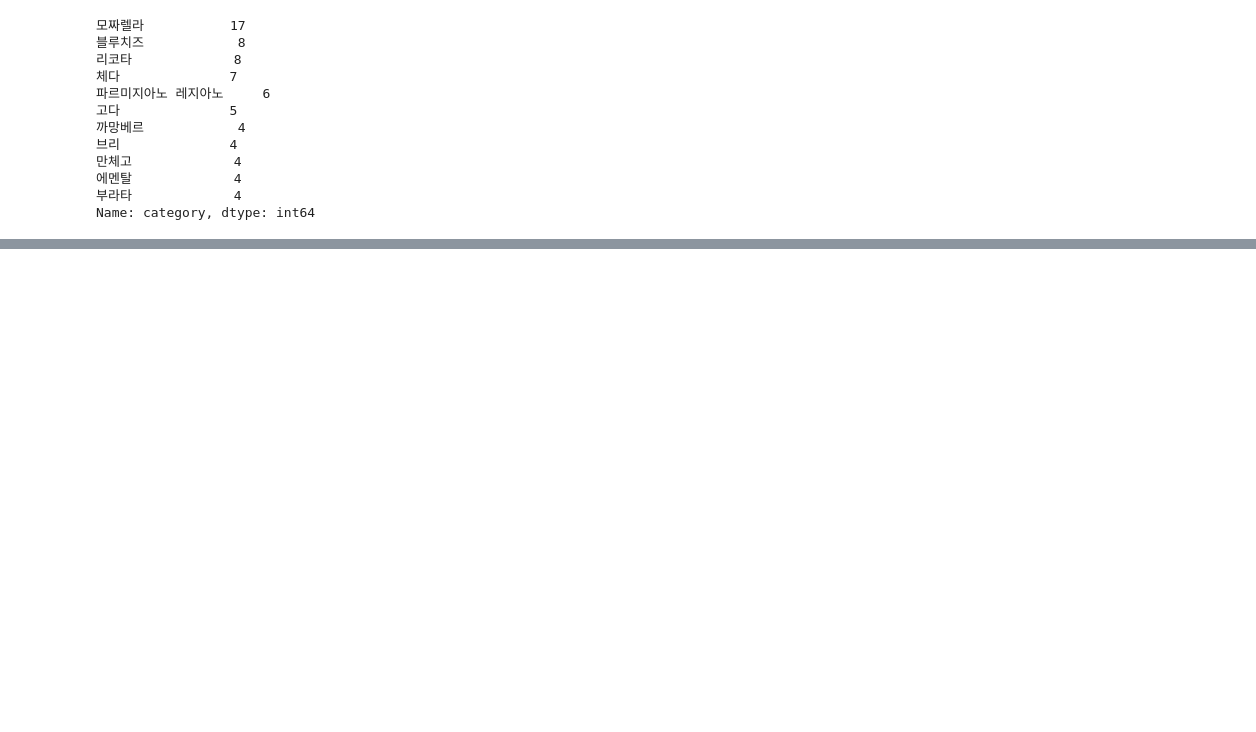
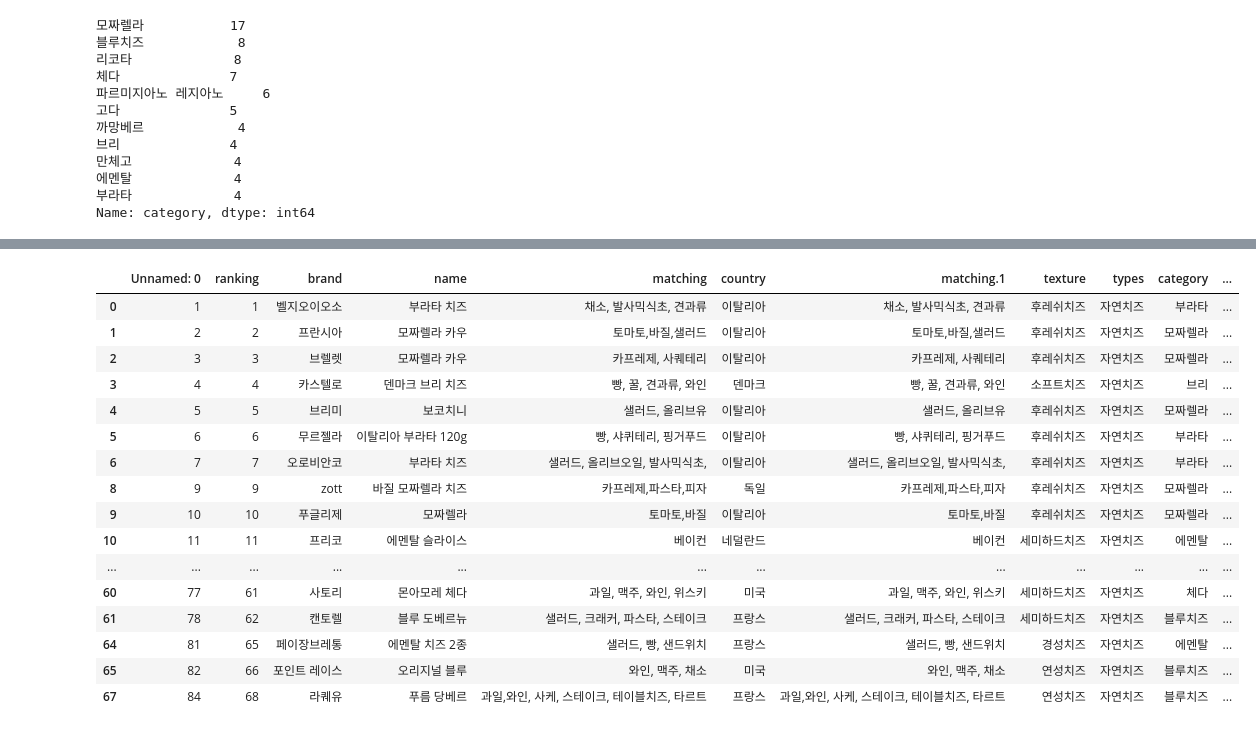
Before and after one commit to youjeong2/py-emp-api, a Jupyter notebook: cheese_data/cheese_data.ipynb, the cells around one changed output, grey strips where cells are left out. Saved outputs shown, nothing was run; the diff lists cells and outputs as text; code cells hidden in the pictures; blank space fills up the shorter version.

```diff
--- a/cheese_data/cheese_data.ipynb
+++ b/cheese_data/cheese_data.ipynb
@@ -786,6 +786,6 @@ cheese_data['category'].value_counts()
 Name: category, dtype: int64
 # %%
 import pandas as pd
-cheese_data = pd.read_csv('cheese_list.csv', encoding='utf-8')
-cheese_data
+df = pd.read_csv('cheese_data.csv', encoding='utf-8')
+df
 # %% [output]
@@ -804,0 +805,30 @@ cheese_data
+# %%
+
+
+    # brand 공백제거
+    # brand = df['brand']
+    # df_brand = [i.replace(" ", "" ) for i in df['brand']]
+    # print(df_brand)
+
+    # boolean = df_brand.duplicated()
+    c = df.drop_duplicates('brand', keep='first')
+    # df2 = df['rank'] = np.arange(96)
+    c
+# %% [output]
+|  | Unnamed: 0 | ranking | brand | name | matching | country | matching.1 | texture | types | category | ... |
+| 0 | 1 | 1 | 벨지오이오소 | 부라타 치즈 | 채소, 발사믹식초, 견과류 | 이탈리아 | 채소, 발사믹식초, 견과류 | 후레쉬치즈 | 자연치즈 | 부라타 | ... |
+| 1 | 2 | 2 | 프란시아 | 모짜렐라 카우 | 토마토,바질,샐러드 | 이탈리아 | 토마토,바질,샐러드 | 후레쉬치즈 | 자연치즈 | 모짜렐라 | ... |
+| 2 | 3 | 3 | 브렐렛 | 모짜렐라 카우 | 카프레제, 사퀘테리 | 이탈리아 | 카프레제, 사퀘테리 | 후레쉬치즈 | 자연치즈 | 모짜렐라 | ... |
+| 3 | 4 | 4 | 카스텔로 | 덴마크 브리 치즈 | 빵, 꿀, 견과류, 와인 | 덴마크 | 빵, 꿀, 견과류, 와인 | 소프트치즈 | 자연치즈 | 브리 | ... |
+| 4 | 5 | 5 | 브리미 | 보코치니 | 샐러드, 올리브유 | 이탈리아 | 샐러드, 올리브유 | 후레쉬치즈 | 자연치즈 | 모짜렐라 | ... |
+| 5 | 6 | 6 | 무르젤라 | 이탈리아 부라타 120g | 빵, 샤퀴테리, 핑거푸드 | 이탈리아 | 빵, 샤퀴테리, 핑거푸드 | 후레쉬치즈 | 자연치즈 | 부라타 | ... |
+| 6 | 7 | 7 | 오로비안코 | 부라타 치즈 | 샐러드, 올리브오일, 발사믹식초, | 이탈리아 | 샐러드, 올리브오일, 발사믹식초, | 후레쉬치즈 | 자연치즈 | 부라타 | ... |
+| 8 | 9 | 9 | zott | 바질 모짜렐라 치즈 | 카프레제,파스타,피자 | 독일 | 카프레제,파스타,피자 | 후레쉬치즈 | 자연치즈 | 모짜렐라 | ... |
+| 9 | 10 | 10 | 푸글리제 | 모짜렐라 | 토마토,바질 | 이탈리아 | 토마토,바질 | 후레쉬치즈 | 자연치즈 | 모짜렐라 | ... |
+| 10 | 11 | 11 | 프리코 | 에멘탈 슬라이스 | 베이컨 | 네덜란드 | 베이컨 | 세미하드치즈 | 자연치즈 | 에멘탈 | ... |
+| ... | ... | ... | ... | ... | ... | ... | ... | ... | ... | ... | ... |
+| 60 | 77 | 61 | 사토리 | 몬아모레 체다 | 과일, 맥주, 와인, 위스키 | 미국 | 과일, 맥주, 와인, 위스키 | 세미하드치즈 | 자연치즈 | 체다 | ... |
+| 61 | 78 | 62 | 캔토렐 | 블루 도베르뉴 | 샐러드, 크래커, 파스타, 스테이크 | 프랑스 | 샐러드, 크래커, 파스타, 스테이크 | 세미하드치즈 | 자연치즈 | 블루치즈 | ... |
+| 64 | 81 | 65 | 페이장브레통 | 에멘탈 치즈 2종 | 샐러드, 빵, 샌드위치 | 프랑스 | 샐러드, 빵, 샌드위치 | 경성치즈 | 자연치즈 | 에멘탈 | ... |
+| 65 | 82 | 66 | 포인트 레이스 | 오리지널 블루 | 와인, 맥주, 채소 | 미국 | 와인, 맥주, 채소 | 연성치즈 | 자연치즈 | 블루치즈 | ... |
+| 67 | 84 | 68 | 라퀘유 | 푸름 당베르 | 과일,와인, 사케, 스테이크, 테이블치즈, 타르트 | 프랑스 | 과일,와인, 사케, 스테이크, 테이블치즈, 타르트 | 연성치즈 | 자연치즈 | 블루치즈 | ... |
```
Also changed, not shown: parts of 6 cells of this notebook, 18 other files.
